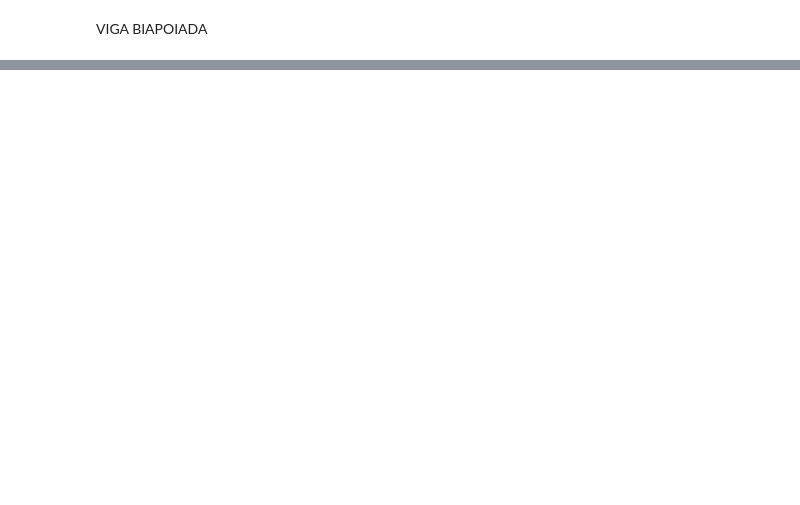
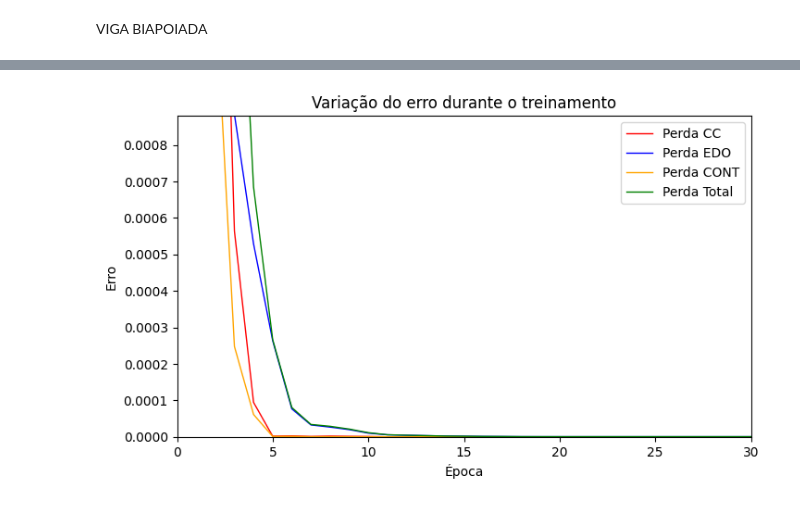
Before and after one commit to taciov/PINNViga, a Jupyter notebook: execute_PINNViga.ipynb, the cells around one changed output, grey strips where cells are left out. Cells and saved outputs as stored; diff of their text form; code cells hidden in the pictures; blank space fills up the shorter version.

Commit message:
commit 2025 12 17
Incluído o uso do otimizador LBFG-S, além de casos de comparação entre os resultados da solução analítica e a PINN

```diff
--- a/execute_PINNViga.ipynb
+++ b/execute_PINNViga.ipynb
@@ -107,0 +87,6 @@ biapoiada.plot_momento()
+# %%
+## LOOP DE TREINAMENTO
+
+biapoiada_lbfgs = PINNViga.PINNViga(lista_apoios, cargas, E, I, otimizador="lbfgs")
+biapoiada_lbfgs.run_model(num_epochs=30, tol = 1e-7)
+biapoiada_lbfgs.run_sol_analitica(tam = 20)
@@ -107,0 +105,4 @@ biapoiada.plot_momento()
+# %%
+biapoiada_lbfgs.plot_errors(100)
+# %% [output]
+[figure, added]
```
Also changed, not shown: parts of 18 cells of this notebook, 3 other files.
